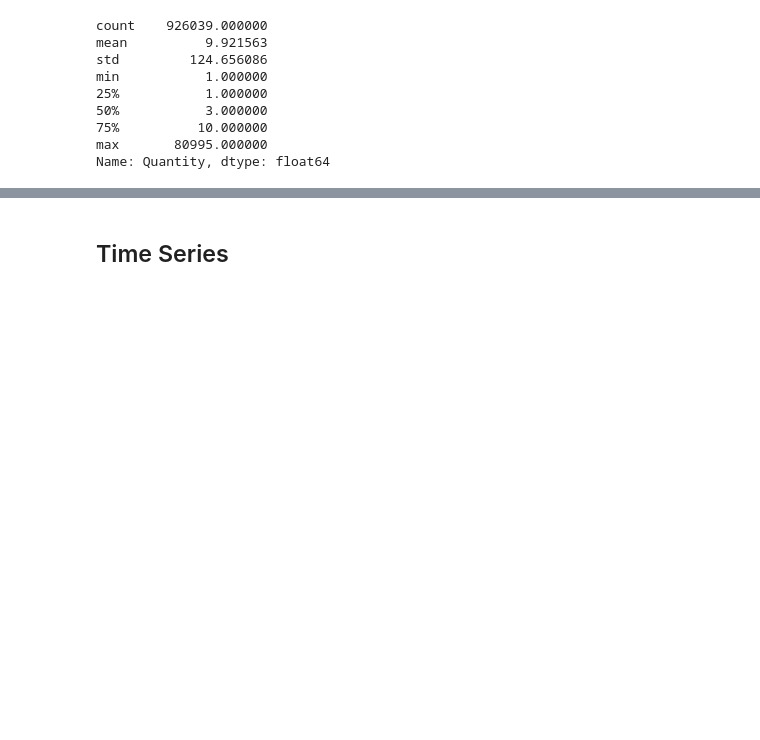
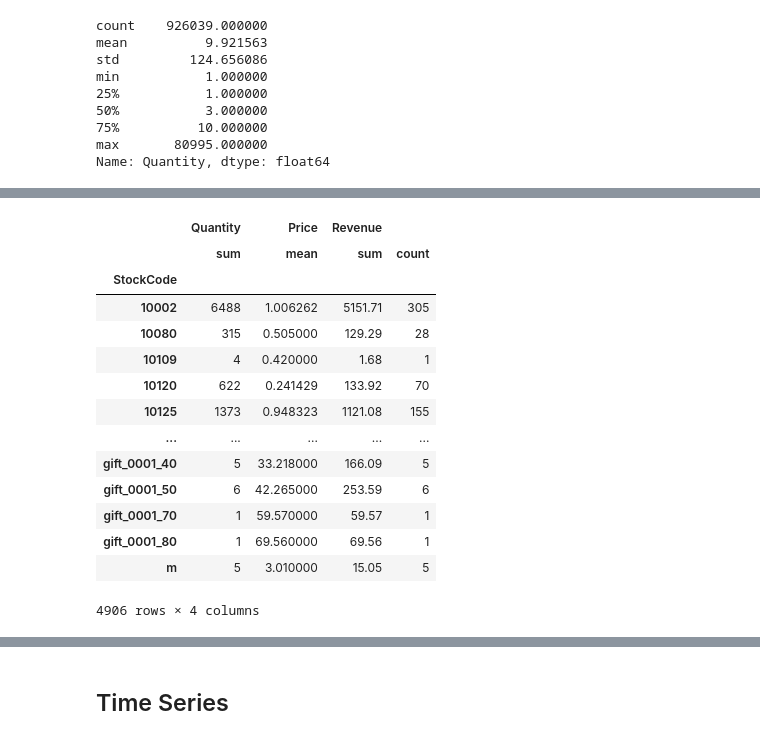
Before and after one commit to lasayin/Online-Retail-Business-Analysis-and-Customer-Segmentation, a Jupyter notebook: Data_Wrangling.ipynb, the cells around one changed output, grey strips where cells are left out. Cells and saved outputs as stored; diff of their text form; code cells hidden in the pictures; blank space fills up the shorter version.

```diff
--- a/Data_Wrangling.ipynb
+++ b/Data_Wrangling.ipynb
@@ -294,0 +321,22 @@ Name: Quantity, dtype: float64
+# %%
+# Check price, quantity, and revenue based on stock code
+# Calculate product's average price, total sold quantity, total revenue, and total number of purchase
+product = retail.groupby('StockCode').agg(
+    {'Quantity': 'sum', 'Price':'mean', 'Revenue': ['sum', 'count']})
+product
+# %% [output]
+|  | Quantity | Price | Revenue |  |
+|  | sum | mean | sum | count |
+| StockCode |  |  |  |  |
+| 10002 | 6488 | 1.006262 | 5151.71 | 305 |
+| 10080 | 315 | 0.505000 | 129.29 | 28 |
+| 10109 | 4 | 0.420000 | 1.68 | 1 |
+| 10120 | 622 | 0.241429 | 133.92 | 70 |
+| 10125 | 1373 | 0.948323 | 1121.08 | 155 |
+| ... | ... | ... | ... | ... |
+| gift_0001_40 | 5 | 33.218000 | 166.09 | 5 |
+| gift_0001_50 | 6 | 42.265000 | 253.59 | 6 |
+| gift_0001_70 | 1 | 59.570000 | 59.57 | 1 |
+| gift_0001_80 | 1 | 69.560000 | 69.56 | 1 |
+| m | 5 | 3.010000 | 15.05 | 5 |
+4906 rows × 4 columns
```
Also changed, not shown: parts of 22 cells of this notebook.
